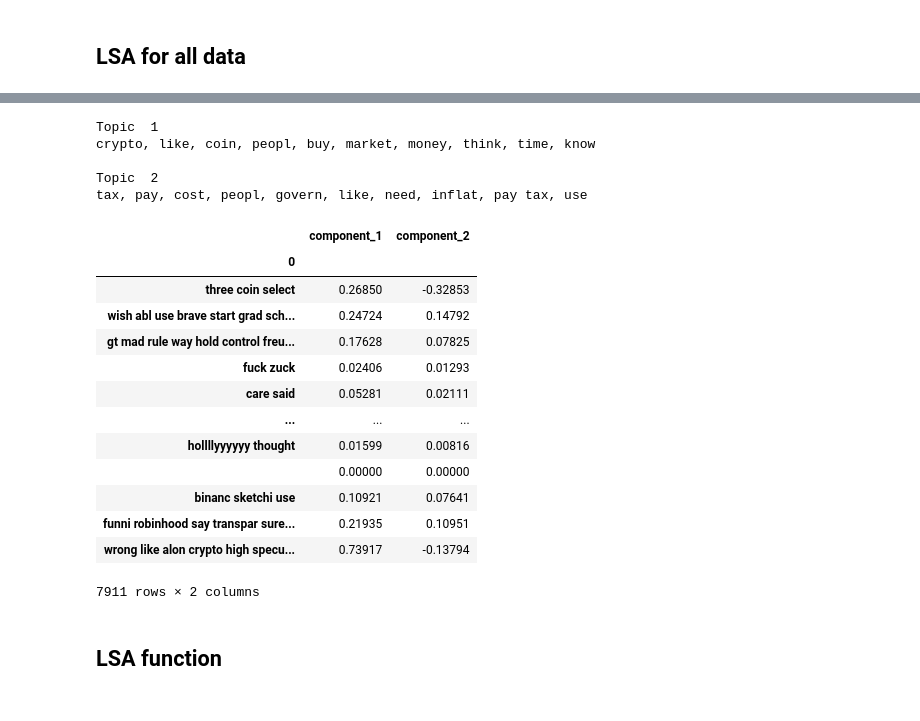
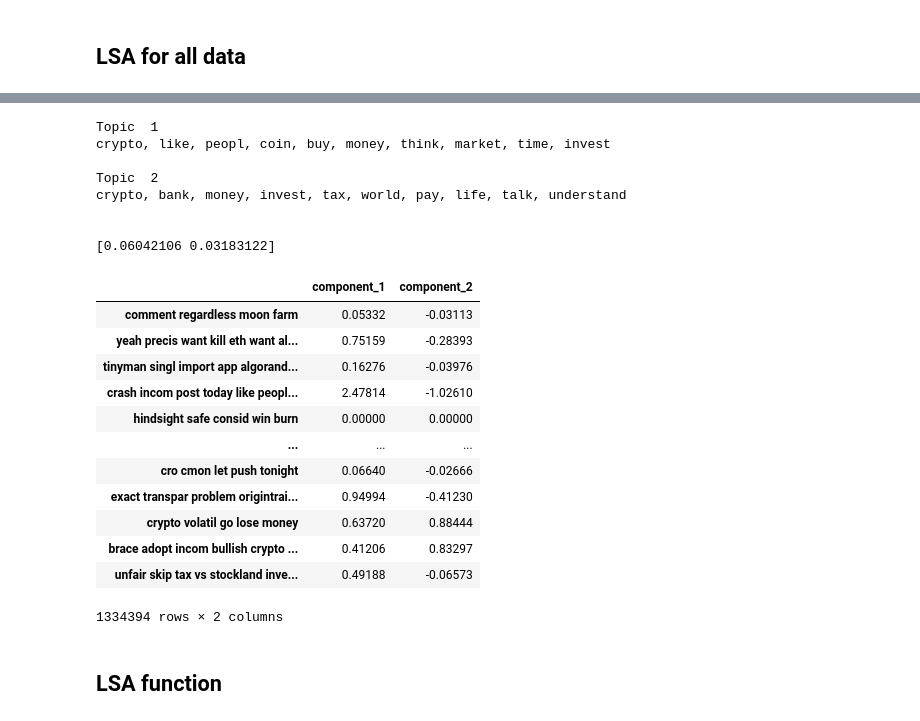
Before and after one commit to ClaytonYoung/ClaytonYoung.github.io, a Jupyter notebook: assets/Metis/NLP/sandbox-Copy1.ipynb, the cells around one changed output, grey strips where cells are left out. Cells and saved outputs as stored; diff of their text form; code cells hidden in the pictures.

```diff
--- a/assets/Metis/NLP/sandbox-Copy1.ipynb
+++ b/assets/Metis/NLP/sandbox-Copy1.ipynb
@@ -223,11 +219,15 @@ for div in soup.find_all('tr'):
 # %%
-#save all comments that mention a crypto be name or symbol to dict where key is the crypto symbol
+## Create dict containing mention of ANY crypto of interest
 
-sample_df=pd.DataFrame(sample_df)
+#cryp_list = pickle.load(open("cryp_list.pickle", "rb"))
+#processed_df=pickle.load(open("cleaned_df.pickle", "rb"))
 
-a_dict = {}
+processed_df=pd.DataFrame(processed_df)
+
+any_dict = {}
 for index,cryp in enumerate(cryp_list):
-    a_dict[cryp[0]] = sample_df[sample_df[0].str.contains("\\b"+cryp_list[index][0]+"\\b|"+cryp_list[index][1]+"\\b")]
+    any_dict[cryp[0]] = processed_df[processed_df[0].str.contains("\\b"+cryp_list[index][0]+
+                                                          "\\b|\\b"+cryp_list[index][1]+"\\b")]
 
 #get rid of empty keys
-a_dict=a_dict={k:v for (k,v) in a_dict.items() if not v.empty}
+any_dict=any_dict={k:v for (k,v) in any_dict.items() if not v.empty}
@@ -282,45 +592,57 @@ analyzer.polarity_scores(uncleaned_dict['shib']['body'])
 # %%
-cv = CountVectorizer(stop_words='english', ngram_range = (1,2))
+cv = CountVectorizer(stop_words='english', min_df=.01)
 #applying fit_transform on review
-X_vect = cv.fit_transform(sample_df[0]).toarray()
+X_vect = cv.fit_transform(sample_df).toarray()
 #converting to df and naming columns and
 X_vect_df=pd.DataFrame(X_vect,index=sample_df,columns=cv.get_feature_names())
 
 
 lsa = TruncatedSVD(2)
 doc_topic = lsa.fit_transform(X_vect_df)
+doc_topic_df=pd.DataFrame(doc_topic.round(5),
+             index = pd.Series(sample_df),
+             columns = ["component_1","component_2" ])
 lsa.explained_variance_ratio_
 
 ### YOUR CODE HERE
 topic_term=lsa.components_
+topic_term_df=pd.DataFrame(topic_term.round(3),
+             index = ["component_1", "component_2"],
+             columns = cv.get_feature_names())
+
 
 
 output=display_topics(lsa,cv.get_feature_names(),10)
-### OUTPUT THE CONTENTS OF THE VARIABLE
-output;
 
-topic_term_df;
 
-pd.DataFrame(doc_topic.round(5),
-             index = pd.Series(sample_df[0]),
+doc_topic_df=pd.DataFrame(doc_topic.round(5),
+             index = pd.Series(sample_df),
              columns = ["component_1","component_2" ])
+
+print(lsa.explained_variance_ratio_)
+
+topic_term_df
+output
+doc_topic_df
 # %% [output]
 Topic  1
-crypto, like, coin, peopl, buy, market, money, think, time, know
+crypto, like, peopl, coin, buy, money, think, market, time, invest
 
 Topic  2
-tax, pay, cost, peopl, govern, like, need, inflat, pay tax, use
+crypto, bank, money, invest, tax, world, pay, life, talk, understand
+
+
+[0.06042106 0.03183122]
 |  | component_1 | component_2 |
-| 0 |  |  |
-| three coin select | 0.26850 | -0.32853 |
-| wish abl use brave start grad sch... | 0.24724 | 0.14792 |
-| gt mad rule way hold control freu... | 0.17628 | 0.07825 |
-| fuck zuck | 0.02406 | 0.01293 |
-| care said | 0.05281 | 0.02111 |
+| comment regardless moon farm | 0.05332 | -0.03113 |
+| yeah precis want kill eth want al... | 0.75159 | -0.28393 |
+| tinyman singl import app algorand... | 0.16276 | -0.03976 |
+| crash incom post today like peopl... | 2.47814 | -1.02610 |
+| hindsight safe consid win burn | 0.00000 | 0.00000 |
 | ... | ... | ... |
-| hollllyyyyyy thought | 0.01599 | 0.00816 |
-|  | 0.00000 | 0.00000 |
-| binanc sketchi use | 0.10921 | 0.07641 |
-| funni robinhood say transpar sure... | 0.21935 | 0.10951 |
-| wrong like alon crypto high specu... | 0.73917 | -0.13794 |
+| cro cmon let push tonight | 0.06640 | -0.02666 |
+| exact transpar problem origintrai... | 0.94994 | -0.41230 |
+| crypto volatil go lose money | 0.63720 | 0.88444 |
+| brace adopt incom bullish crypto ... | 0.41206 | 0.83297 |
+| unfair skip tax vs stockland inve... | 0.49188 | -0.06573 |
-7911 rows × 2 columns
+1334394 rows × 2 columns
```
Also changed, not shown: parts of 70 cells of this notebook.
